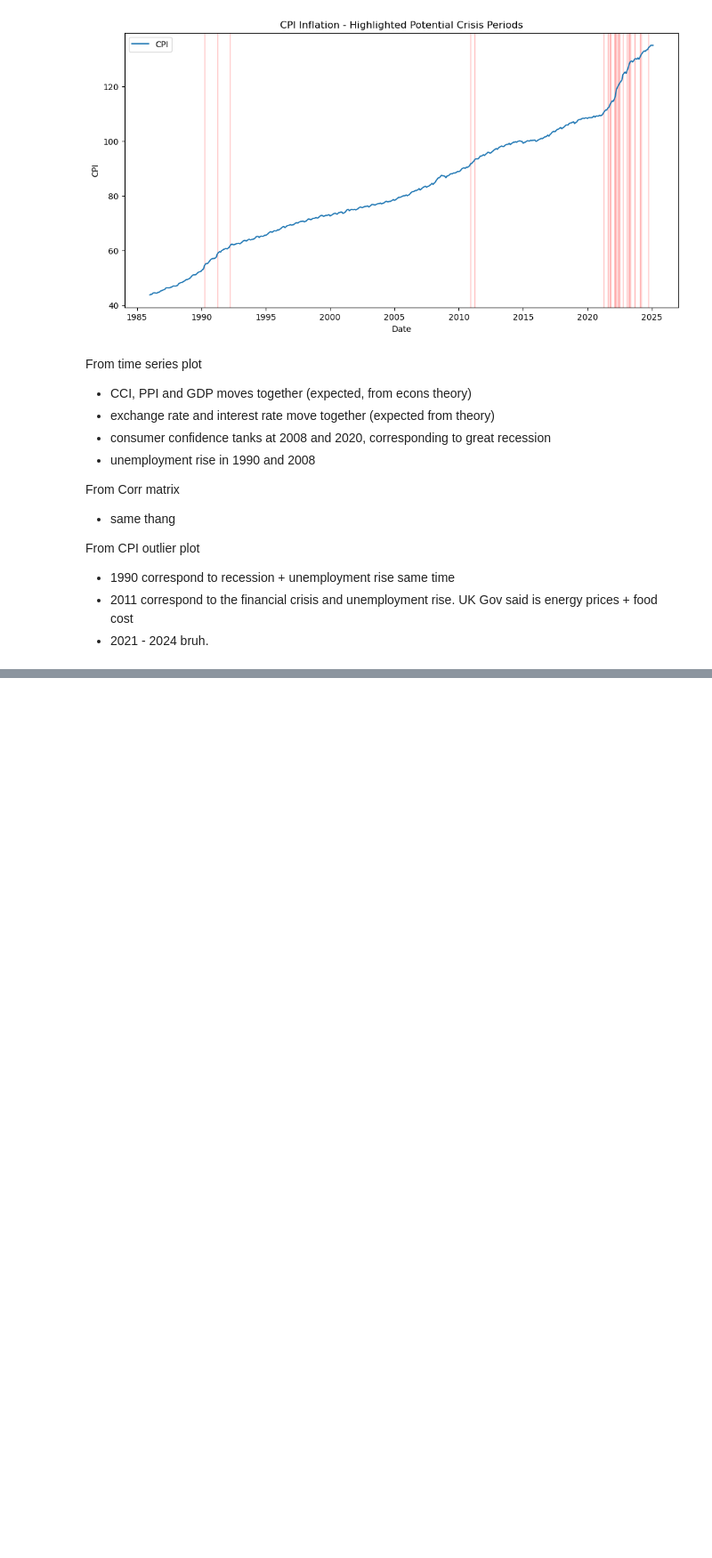
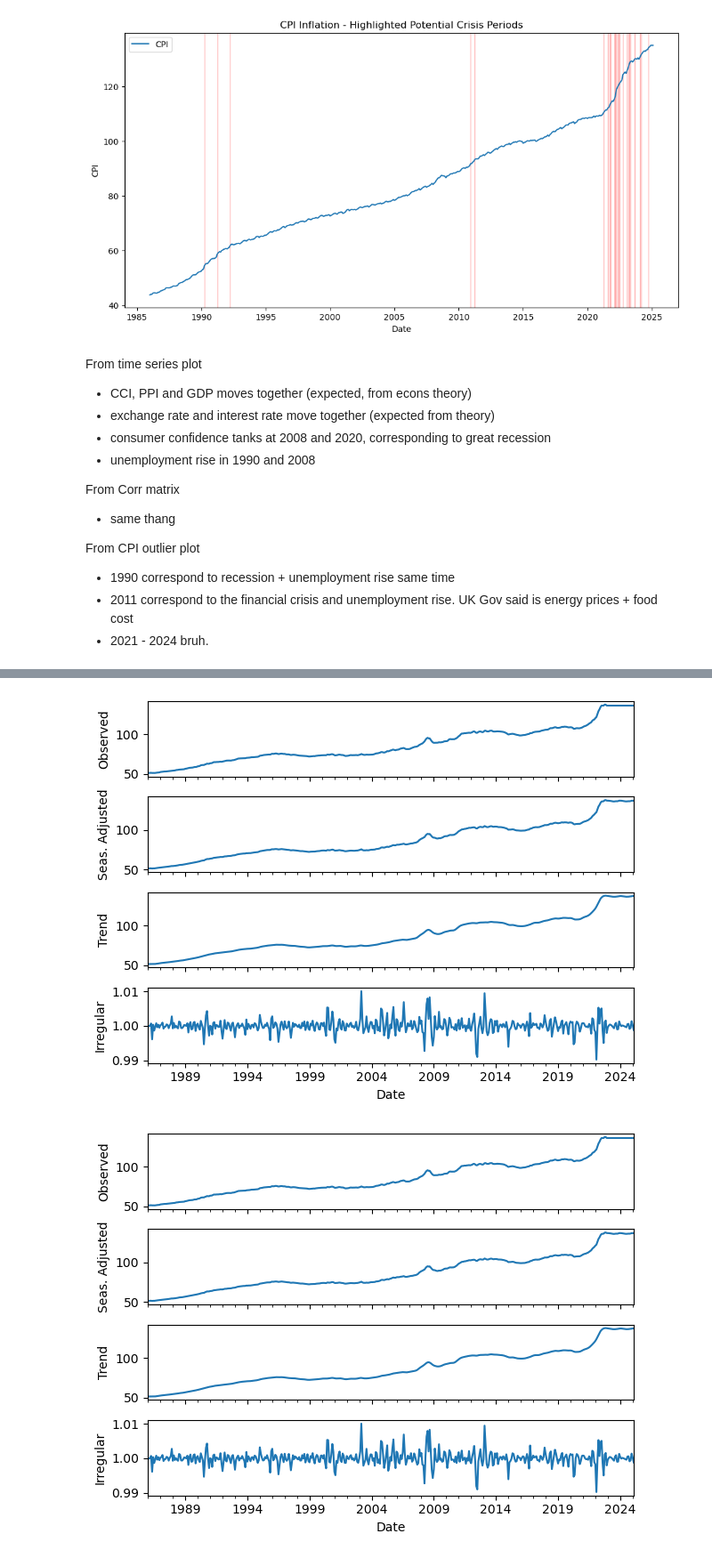
Before and after one commit to willafred/fe5213-cpi-forecasting, a Jupyter notebook: scripts/data_cleaning.ipynb, the cells around one changed output, grey strips where cells are left out. Shown at 89% size. Drawn from its saved outputs; the diff is of its cells as text; code cells hidden in the pictures; blank space fills up the shorter version.

```diff
--- a/scripts/data_cleaning.ipynb
+++ b/scripts/data_cleaning.ipynb
@@ -417,0 +426,5 @@ From CPI outlier plot
+# %%
+
+folder = os.getcwd()
+data_path = os.path.join(folder, '../', 'data')
+uk_data = pd.read_csv(os.path.join(data_path,'UK_consolidated_df.csv'))
@@ -417,0 +478,5 @@ From CPI outlier plot
+# %%
+uk_data["Date"] = pd.to_datetime(uk_data["Date"])
+cpi_data = uk_data[['Date', 'PPI']]
+cpi_data.set_index("Date", inplace=True)
+cpi_data
@@ -417,0 +498,15 @@ From CPI outlier plot
+# %%
+import statsmodels.tsa.x13 as x13
+
+# # Set environment variable
+# os.environ["X13PATH"] = r"C:\Users\Justin\Downloads\x13as_ascii-v1-1-b61\x13as"
+
+model_path = r"C:\Users\Justin\Downloads\x13as_ascii-v1-1-b61\x13as\x13as.exe"
+# Perform seasonal adjustment
+sa_results = x13.x13_arima_analysis(cpi_data['PPI'], x12path=model_path)
+
+# Get the seasonally adjusted series
+cpi_data["cpi_adjusted"] = sa_results.seasadj
+
+# Display the first few rows
+cpi_data
@@ -417,0 +533,5 @@ From CPI outlier plot
+# %%
+sa_results.plot()
+# %% [output]
+[figure, added]
+[figure, added]
```
Also changed, not shown: parts of 10 cells of this notebook, 2 other files.
